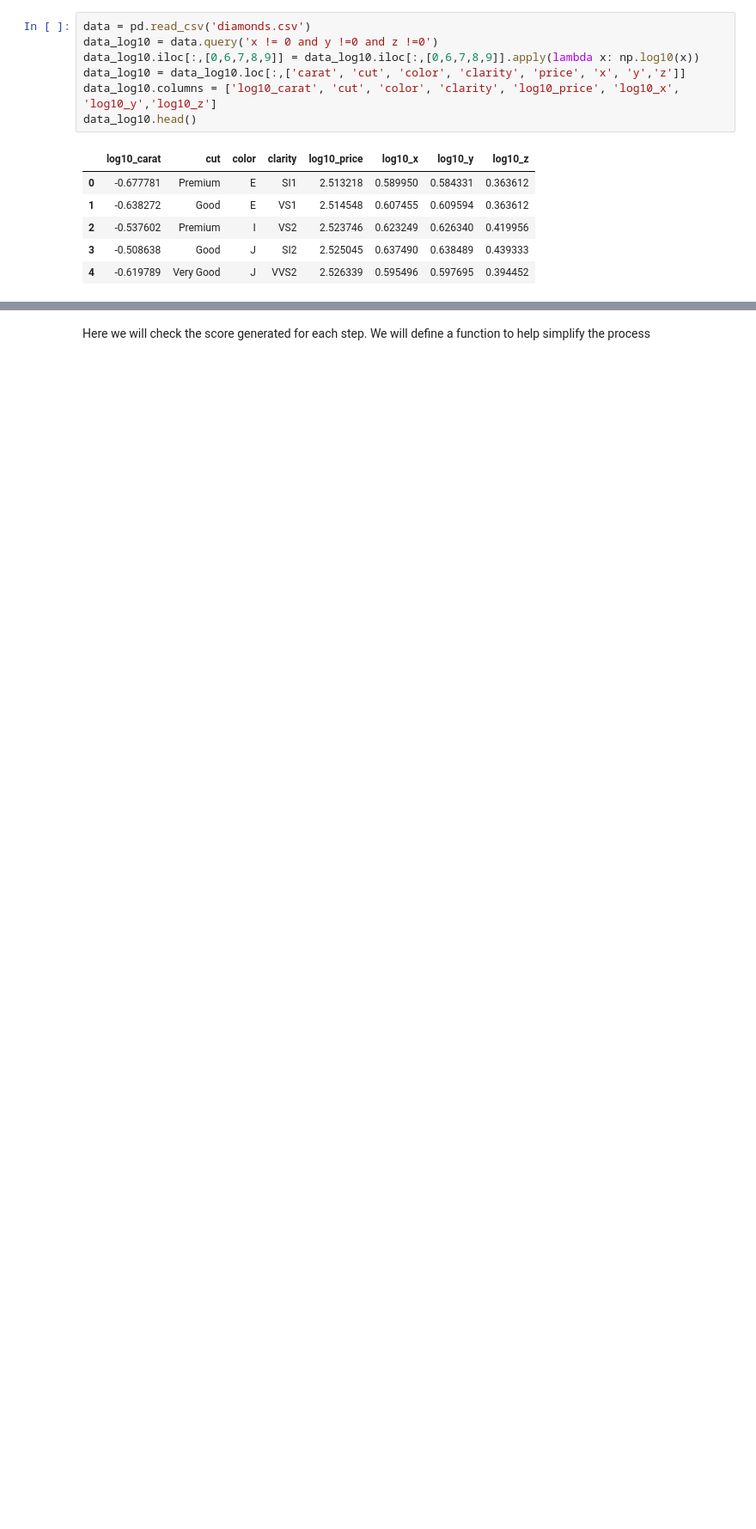
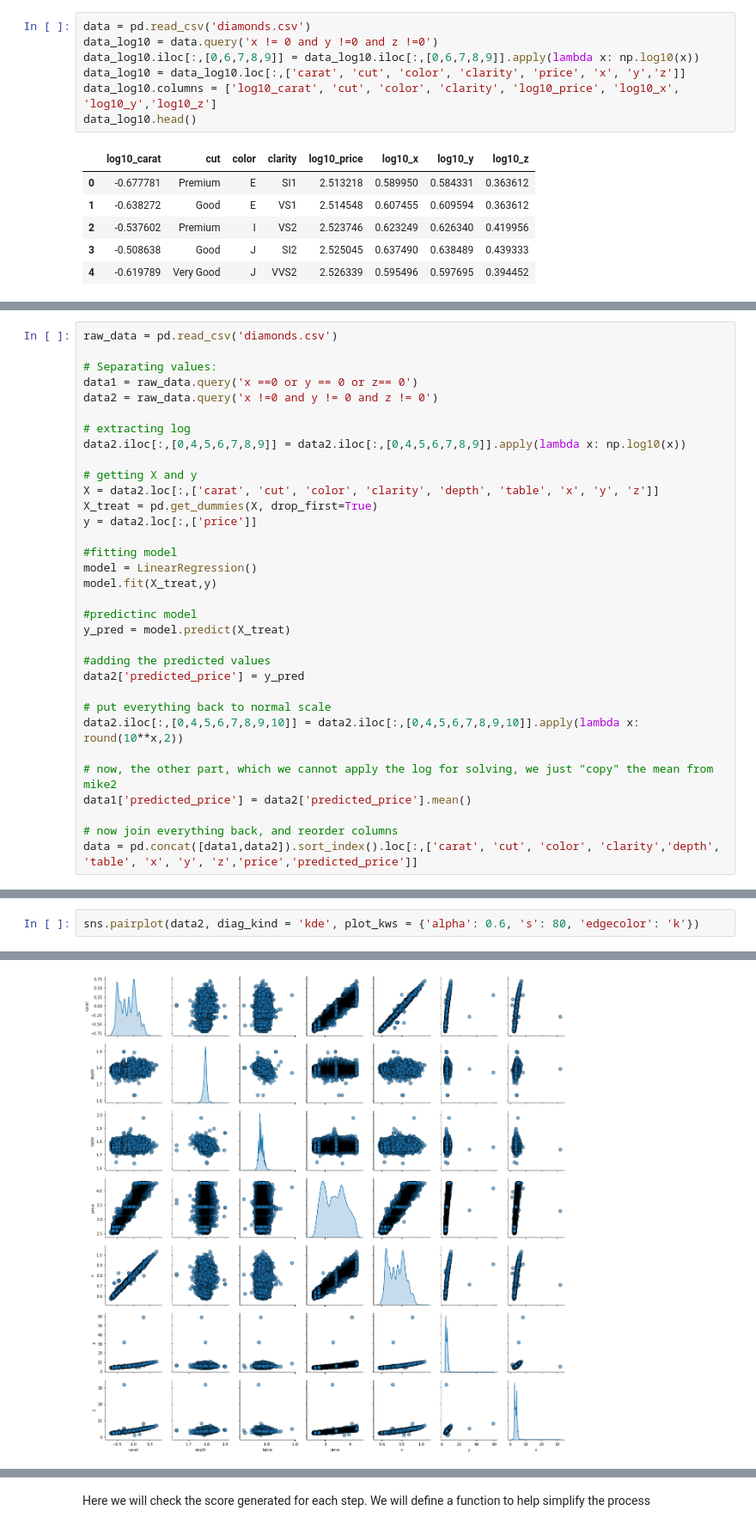
Before and after one commit to vfarneze/ironhack-projects, a Jupyter notebook: Project5_Linear_Regression/Project5-Linear-Regression.ipynb, the cells around one changed output, grey strips where cells are left out. Shown at 86% size. Drawn from its saved outputs; the diff is of its cells as text; blank space fills up the shorter version.

```diff
--- a/Project5_Linear_Regression/Project5-Linear-Regression.ipynb
+++ b/Project5_Linear_Regression/Project5-Linear-Regression.ipynb
@@ -286,0 +357,33 @@ it worsened!!
+# %%
+raw_data = pd.read_csv('diamonds.csv')
+
+# Separating values:
+data1 = raw_data.query('x ==0 or y == 0 or z== 0')
+data2 = raw_data.query('x !=0 and y != 0 and z != 0')
+
+# extracting log
+data2.iloc[:,[0,4,5,6,7,8,9]] = data2.iloc[:,[0,4,5,6,7,8,9]].apply(lambda x: np.log10(x))
+
+# getting X and y
+X = data2.loc[:,['carat', 'cut', 'color', 'clarity', 'depth', 'table', 'x', 'y', 'z']]
+X_treat = pd.get_dummies(X, drop_first=True)
+y = data2.loc[:,['price']]
+
+#fitting model
+model = LinearRegression()
+model.fit(X_treat,y)
+
+#predictinc model
+y_pred = model.predict(X_treat)
+
+#adding the predicted values
+data2['predicted_price'] = y_pred
+
+# put everything back to normal scale
+data2.iloc[:,[0,4,5,6,7,8,9,10]] = data2.iloc[:,[0,4,5,6,7,8,9,10]].apply(lambda x: round(10**x,2))
+
+# now, the other part, which we cannot apply the log for solving, we just "copy" the mean from mike2
+data1['predicted_price'] = data2['predicted_price'].mean()
+
+# now join everything back, and reorder columns
+data = pd.concat([data1,data2]).sort_index().loc[:,['carat', 'cut', 'color', 'clarity','depth', 'table', 'x', 'y', 'z','price','predicted_price']]
@@ -286,0 +426,3 @@ it worsened!!
+# %%
+sns.pairplot(data2, diag_kind = 'kde', plot_kws = {'alpha': 0.6, 's': 80, 'edgecolor': 'k'})
+# %% [output]
@@ -286,0 +430 @@ it worsened!!
+[figure, added]
```
Also changed, not shown: parts of 46 cells of this notebook, 1 other file.
